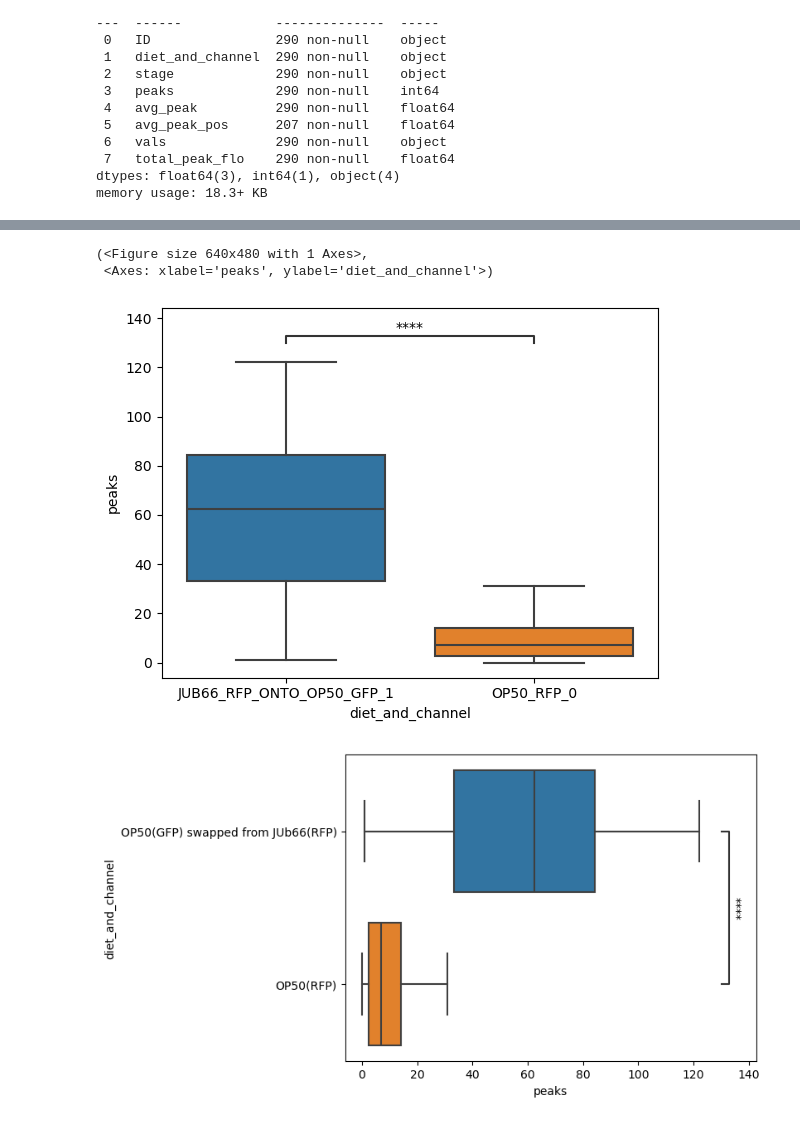
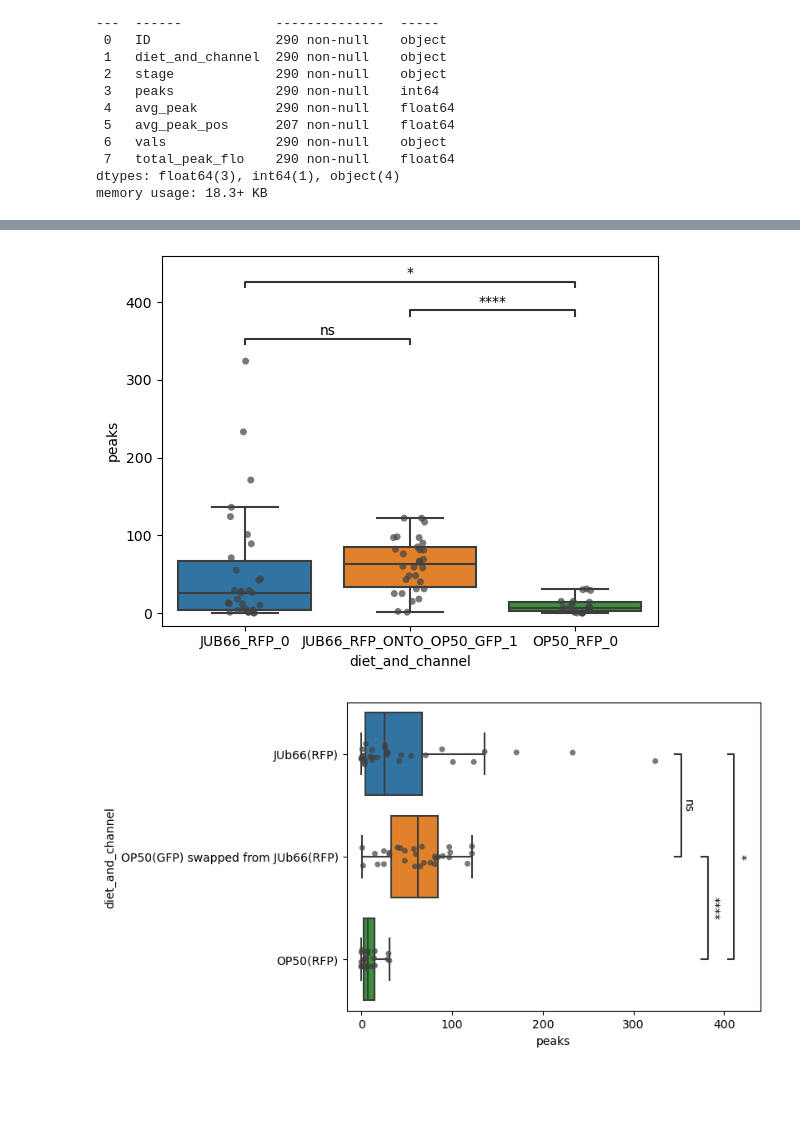
Before and after one commit to moore-andrew05/ONISH-downstream, a Jupyter notebook: abundance_figs.ipynb, the cells around one changed output, grey strips where cells are left out. Drawn from its saved outputs; the diff is of its cells as text; code cells hidden in the pictures; blank space fills up the shorter version.

```diff
--- a/abundance_figs.ipynb
+++ b/abundance_figs.ipynb
@@ -73,4 +78,4 @@ JUB66_RFP_0 vs. JUB66_RFP_ONTO_OP50_GFP_0: Brunner-Munzel test with Bonferroni c
 # %%
-order=["JUB66_RFP_ONTO_OP50_GFP_1", "OP50_RFP_0"]
-significance_boxplot(df=df_abund, y='peaks', x='diet_and_channel', order=order)
+order=["JUB66_RFP_0", "JUB66_RFP_ONTO_OP50_GFP_1", "OP50_RFP_0"]
+fig, ax = significance_boxplot(df=df_abund, y='peaks', x='diet_and_channel', order=order)
 # %% [output]
@@ -94,4 +102,2 @@ JUB66_RFP_ONTO_OP50_GFP_1 vs. OP50_RFP_0: Brunner-Munzel test with Bonferroni co
-(<Figure size 640x480 with 1 Axes>,
- <Axes: xlabel='peaks', ylabel='diet_and_channel'>)
-[figure, old version]
+[figure, new version]
-[figure, old version]
+[figure, new version]
```
Also changed, not shown: parts of 8 cells of this notebook, 16 other files.
